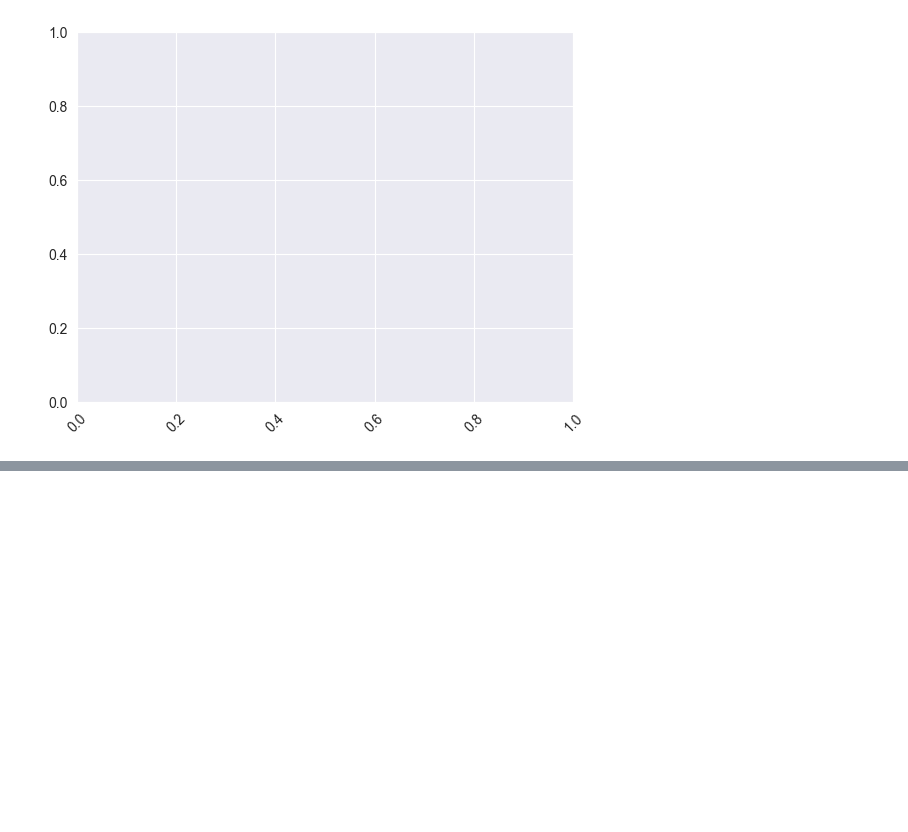
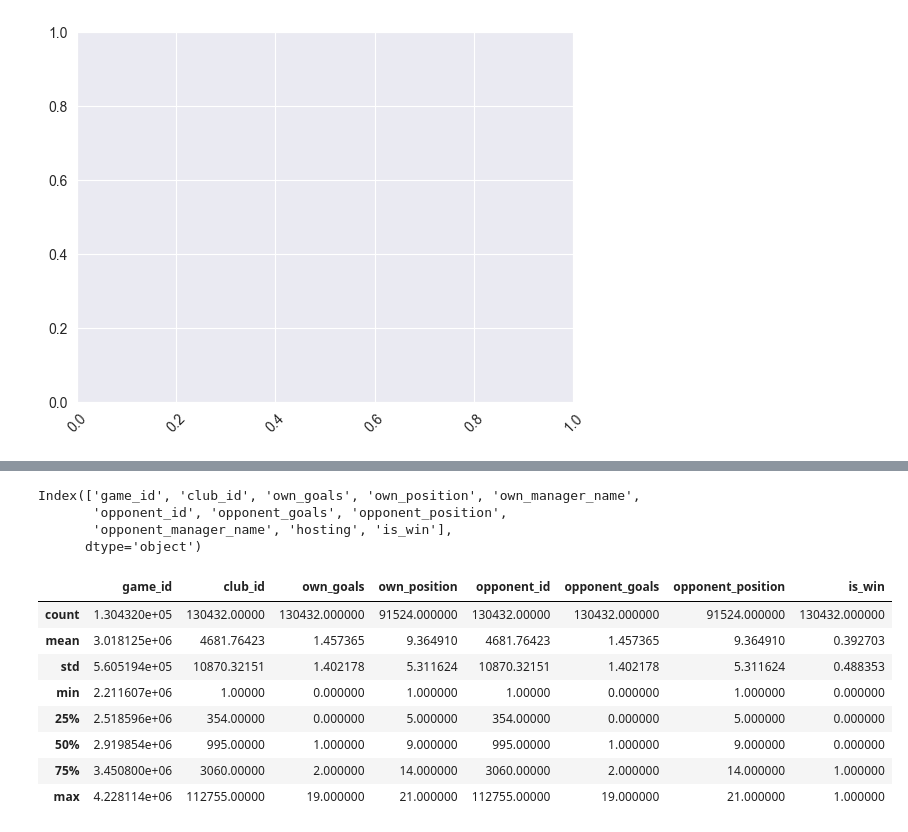
Before and after one commit to AleSar2312/Pycharm, a Jupyter notebook: Analisi.ipynb, the cells around one changed output, grey strips where cells are left out. Drawn from its saved outputs; the diff is of its cells as text; code cells hidden in the pictures; blank space fills up the shorter version.

```diff
--- a/Analisi.ipynb
+++ b/Analisi.ipynb
@@ -147,0 +256,2 @@ plt.show()
+# %%
+clubs = pd.read_csv("/Users/alessandros/Desktop/Assignment_Data_2023-2024/data/club_games.csv")
@@ -147,0 +271,19 @@ plt.show()
+# %%
+clubs.columns
+# %% [output]
+Index(['game_id', 'club_id', 'own_goals', 'own_position', 'own_manager_name',
+       'opponent_id', 'opponent_goals', 'opponent_position',
+       'opponent_manager_name', 'hosting', 'is_win'],
+      dtype='object')
+# %%
+clubs.describe()
+# %% [output]
+|  | game_id | club_id | own_goals | own_position | opponent_id | opponent_goals | opponent_position | is_win |
+| count | 1.304320e+05 | 130432.00000 | 130432.000000 | 91524.000000 | 130432.00000 | 130432.000000 | 91524.000000 | 130432.000000 |
+| mean | 3.018125e+06 | 4681.76423 | 1.457365 | 9.364910 | 4681.76423 | 1.457365 | 9.364910 | 0.392703 |
+| std | 5.605194e+05 | 10870.32151 | 1.402178 | 5.311624 | 10870.32151 | 1.402178 | 5.311624 | 0.488353 |
+| min | 2.211607e+06 | 1.00000 | 0.000000 | 1.000000 | 1.00000 | 0.000000 | 1.000000 | 0.000000 |
+| 25% | 2.518596e+06 | 354.00000 | 0.000000 | 5.000000 | 354.00000 | 0.000000 | 5.000000 | 0.000000 |
+| 50% | 2.919854e+06 | 995.00000 | 1.000000 | 9.000000 | 995.00000 | 1.000000 | 9.000000 | 0.000000 |
+| 75% | 3.450800e+06 | 3060.00000 | 2.000000 | 14.000000 | 3060.00000 | 2.000000 | 14.000000 | 1.000000 |
+| max | 4.228114e+06 | 112755.00000 | 19.000000 | 21.000000 | 112755.00000 | 19.000000 | 21.000000 | 1.000000 |
```
Also changed, not shown: parts of 25 cells of this notebook.
